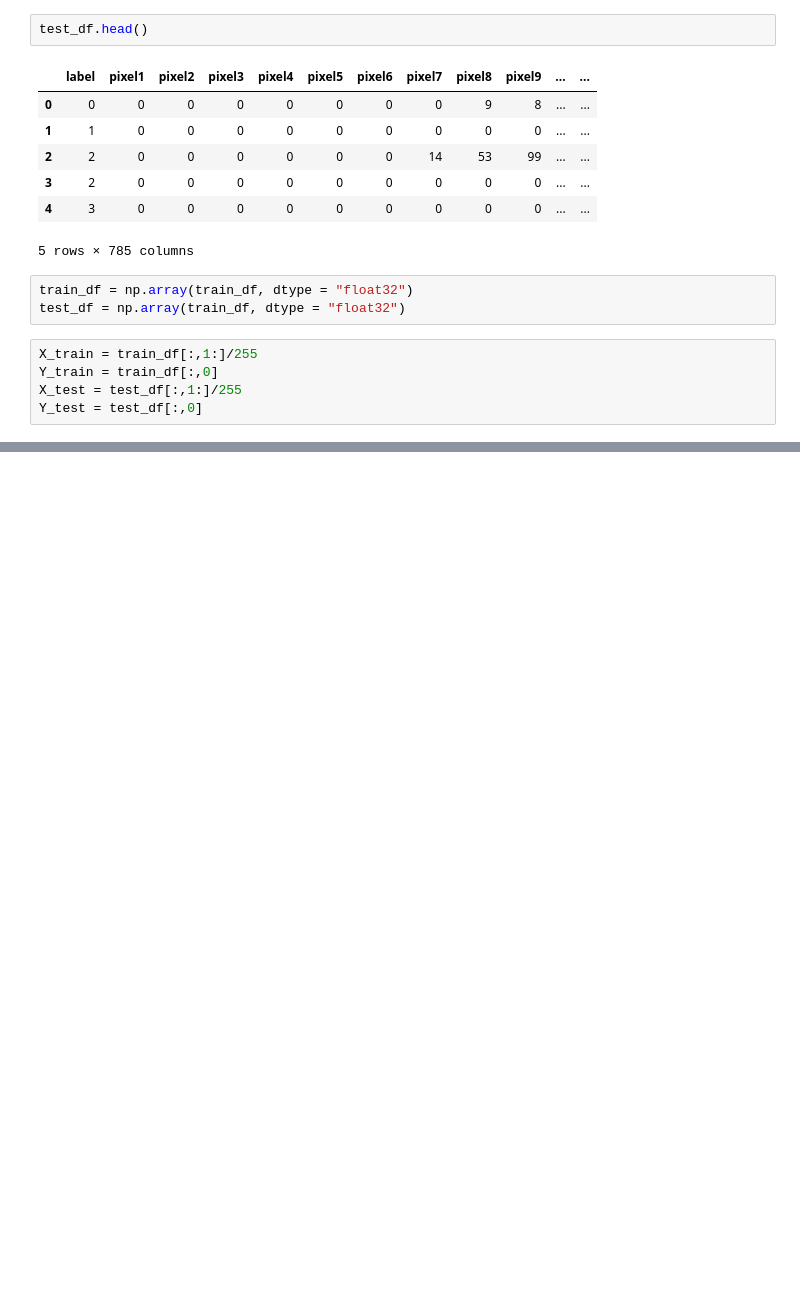
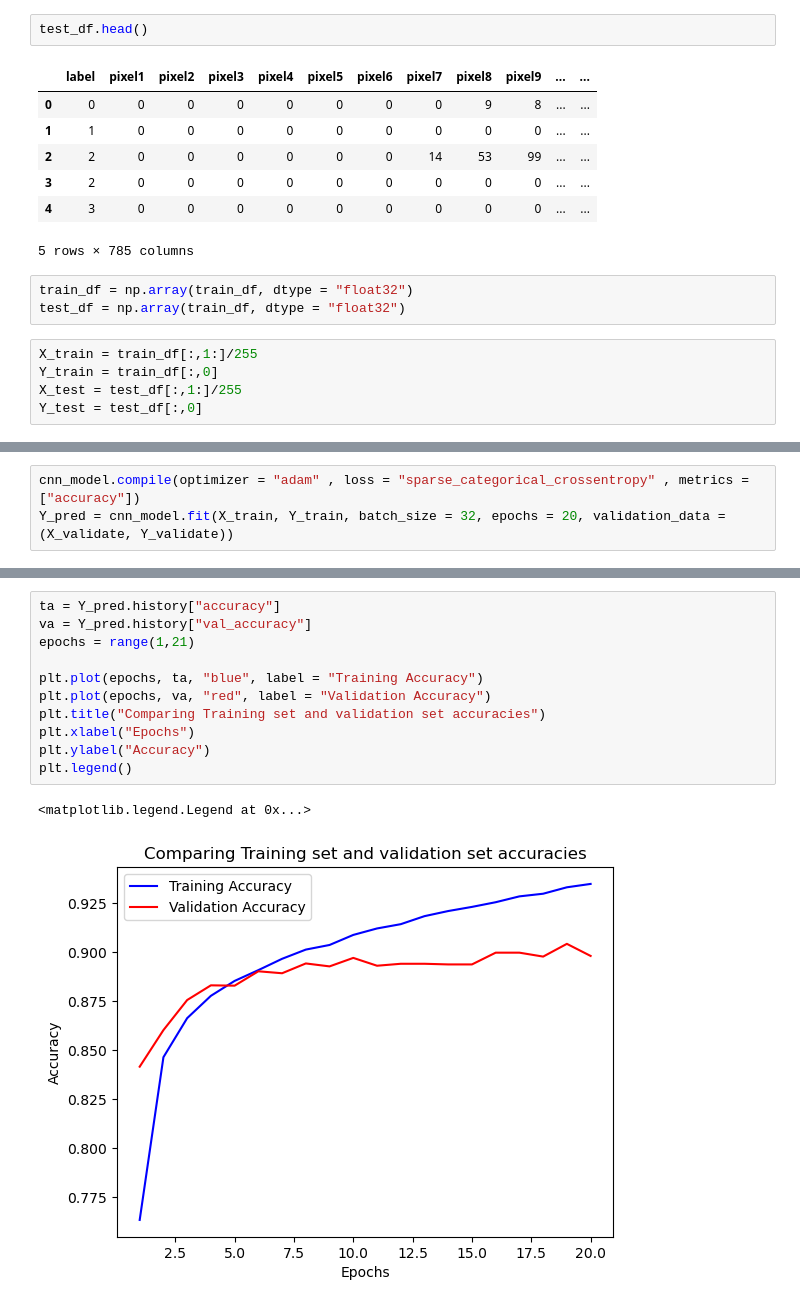
Before and after one commit to NikitaMalik2303/Fashion_MNIST, a Jupyter notebook: Notebook.ipynb, the cells around one changed output, grey strips where cells are left out. Drawn from its saved outputs; the diff is of its cells as text; blank space fills up the shorter version.

```diff
--- a/Notebook.ipynb
+++ b/Notebook.ipynb
@@ -140,0 +125,3 @@ SyntaxError: invalid syntax (2402306286.py, line 19)
+# %%
+cnn_model.compile(optimizer = "adam" , loss = "sparse_categorical_crossentropy" , metrics = ["accuracy"])
+Y_pred = cnn_model.fit(X_train, Y_train, batch_size = 32, epochs = 20, validation_data = (X_validate, Y_validate))
@@ -140,0 +166,14 @@ SyntaxError: invalid syntax (2402306286.py, line 19)
+# %%
+ta = Y_pred.history["accuracy"]
+va = Y_pred.history["val_accuracy"]
+epochs = range(1,21)
+
+plt.plot(epochs, ta, "blue", label = "Training Accuracy")
+plt.plot(epochs, va, "red", label = "Validation Accuracy")
+plt.title("Comparing Training set and validation set accuracies")
+plt.xlabel("Epochs")
+plt.ylabel("Accuracy")
+plt.legend()
+# %% [output]
+<matplotlib.legend.Legend at 0x...>
+[figure, added]
```
Also changed, not shown: parts of 18 cells of this notebook.
